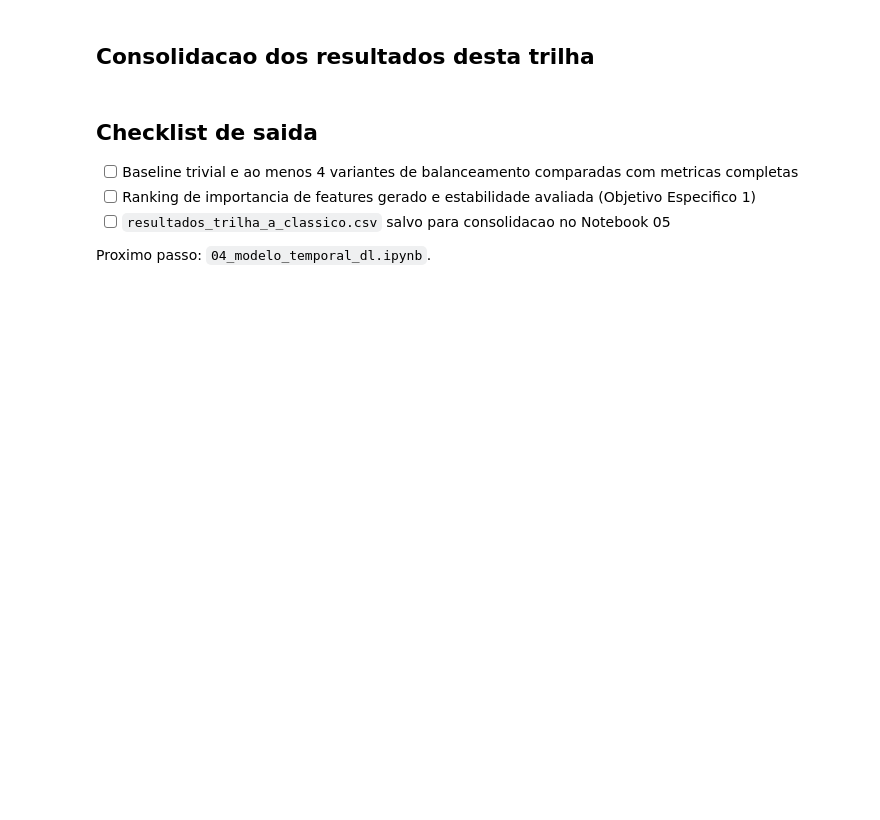
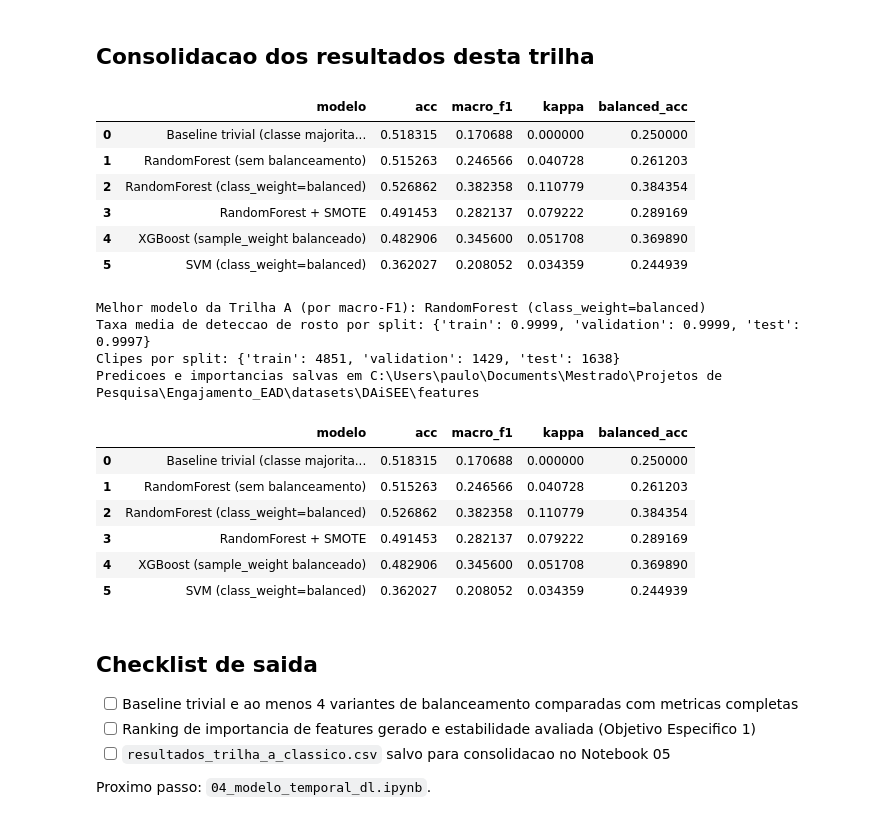
Before and after one commit to paulobrandaodev/Analise-Engajamento-EAD, a Jupyter notebook: notebooks/03_baseline_classico.ipynb, the cells around one changed output. Cells and saved outputs as stored; diff of their text form; code cells hidden in the pictures; blank space fills up the shorter version.

Commit message:
Projeto atualizado

```diff
--- a/notebooks/03_baseline_classico.ipynb
+++ b/notebooks/03_baseline_classico.ipynb
@@ -168,7 +317,84 @@ print(pd.Series(feature_stability).sort_values(ascending=False))
 # %%
 results_df = pd.DataFrame(results)
 results_df.to_csv(FEATURES_DIR / "resultados_trilha_a_classico.csv", index=False)
+display(results_df)
+
+# --- Persistir predicoes do melhor modelo desta trilha, para o Notebook 05 ---
+# (bootstrap CI, versao binaria Engajado x Desengajado e curva ROC precisam das
+#  predicoes e probabilidades reais no conjunto de teste)
+candidatos = {
+    "RandomForest (sem balanceamento)": rf_grid.best_estimator_,
+    "RandomForest (class_weight=balanced)": best_rf,
+    "RandomForest + SMOTE": rf_smote,
+    "XGBoost (sample_weight balanceado)": xgb_model,
+    "SVM (class_weight=balanced)": svm_model,
+}
+# Escolhe o melhor ENTRE OS MODELOS TREINADOS (exclui o baseline trivial, que nao e candidato)
+treinados = results_df[results_df["modelo"].isin(candidatos)]
+melhor_nome = treinados.loc[treinados["macro_f1"].idxmax(), "modelo"]
+melhor_obj = candidatos[melhor_nome]
+print("Melhor modelo da Trilha A (por macro-F1):", melhor_nome)
+
+proba_test = melhor_obj.predict_proba(X_test)
+pred_test = melhor_obj.predict(X_test)
+
+pred_df = pd.DataFrame({
+    "ClipID": test_agg["ClipID"].values,
+    "y_true": y_test.values,
+    "y_pred": pred_test,
+})
+for k in range(proba_test.shape[1]):
+    pred_df[f"proba_{melhor_obj.classes_[k]}"] = proba_test[:, k]
+pred_df.to_csv(FEATURES_DIR / "predicoes_teste_trilha_a.csv", index=False)
+
+# Baseline trivial tambem, para o teste de sobreposicao de IC no Notebook 05
+pd.DataFrame({
+    "ClipID": test_agg["ClipID"].values,
+    "y_true": y_test.values,
+    "y_pred": dummy.predict(X_test),
+}).to_csv(FEATURES_DIR / "predicoes_teste_baseline.csv", index=False)
+
+# Importancias de features (Objetivo Especifico 1) para reuso no Notebook 05/docx
+importances.to_csv(FEATURES_DIR / "importancias_features_engagement.csv", header=["importancia"])
+pd.Series(feature_stability).sort_values(ascending=False).to_csv(
+    FEATURES_DIR / "estabilidade_top5_features.csv", header=["freq_em_5_folds"]
+)
+
+# Taxa de deteccao de rosto por split (limitacao a reportar no docx)
+taxa_deteccao = {
+    "train": float(train_agg["face_detection_rate"].mean()),
+    "validation": float(val_agg["face_detection_rate"].mean()),
+    "test": float(test_agg["face_detection_rate"].mean()),
+}
+print("Taxa media de deteccao de rosto por split:", {k: round(v, 4) for k, v in taxa_deteccao.items()})
+pd.DataFrame([taxa_deteccao]).to_csv(FEATURES_DIR / "taxa_deteccao_rosto.csv", index=False)
+
+# Numero de clipes efetivamente usados por split
+n_clipes = {"train": len(train_agg), "validation": len(val_agg), "test": len(test_agg)}
+print("Clipes por split:", n_clipes)
+pd.DataFrame([n_clipes]).to_csv(FEATURES_DIR / "n_clipes_por_split.csv", index=False)
+
+print("Predicoes e importancias salvas em", FEATURES_DIR)
 results_df
+# %% [output]
+|  | modelo | acc | macro_f1 | kappa | balanced_acc |
+| 0 | Baseline trivial (classe majorita... | 0.518315 | 0.170688 | 0.000000 | 0.250000 |
+| 1 | RandomForest (sem balanceamento) | 0.515263 | 0.246566 | 0.040728 | 0.261203 |
+| 2 | RandomForest (class_weight=balanced) | 0.526862 | 0.382358 | 0.110779 | 0.384354 |
+| 3 | RandomForest + SMOTE | 0.491453 | 0.282137 | 0.079222 | 0.289169 |
+| 4 | XGBoost (sample_weight balanceado) | 0.482906 | 0.345600 | 0.051708 | 0.369890 |
+| 5 | SVM (class_weight=balanced) | 0.362027 | 0.208052 | 0.034359 | 0.244939 |
+Melhor modelo da Trilha A (por macro-F1): RandomForest (class_weight=balanced)
+Taxa media de deteccao de rosto por split: {'train': 0.9999, 'validation': 0.9999, 'test': 0.9997}
+Clipes por split: {'train': 4851, 'validation': 1429, 'test': 1638}
+Predicoes e importancias salvas em C:\Users\paulo\Documents\Mestrado\Projetos de Pesquisa\Engajamento_EAD\datasets\DAiSEE\features
+|  | modelo | acc | macro_f1 | kappa | balanced_acc |
+| 0 | Baseline trivial (classe majorita... | 0.518315 | 0.170688 | 0.000000 | 0.250000 |
+| 1 | RandomForest (sem balanceamento) | 0.515263 | 0.246566 | 0.040728 | 0.261203 |
+| 2 | RandomForest (class_weight=balanced) | 0.526862 | 0.382358 | 0.110779 | 0.384354 |
+| 3 | RandomForest + SMOTE | 0.491453 | 0.282137 | 0.079222 | 0.289169 |
+| 4 | XGBoost (sample_weight balanceado) | 0.482906 | 0.345600 | 0.051708 | 0.369890 |
+| 5 | SVM (class_weight=balanced) | 0.362027 | 0.208052 | 0.034359 | 0.244939 |
 # %% [markdown]
 ## Checklist de saida
 - [ ] Baseline trivial e ao menos 4 variantes de balanceamento comparadas com metricas completas
```
Also changed, not shown: parts of 9 cells of this notebook, 33 other files.
